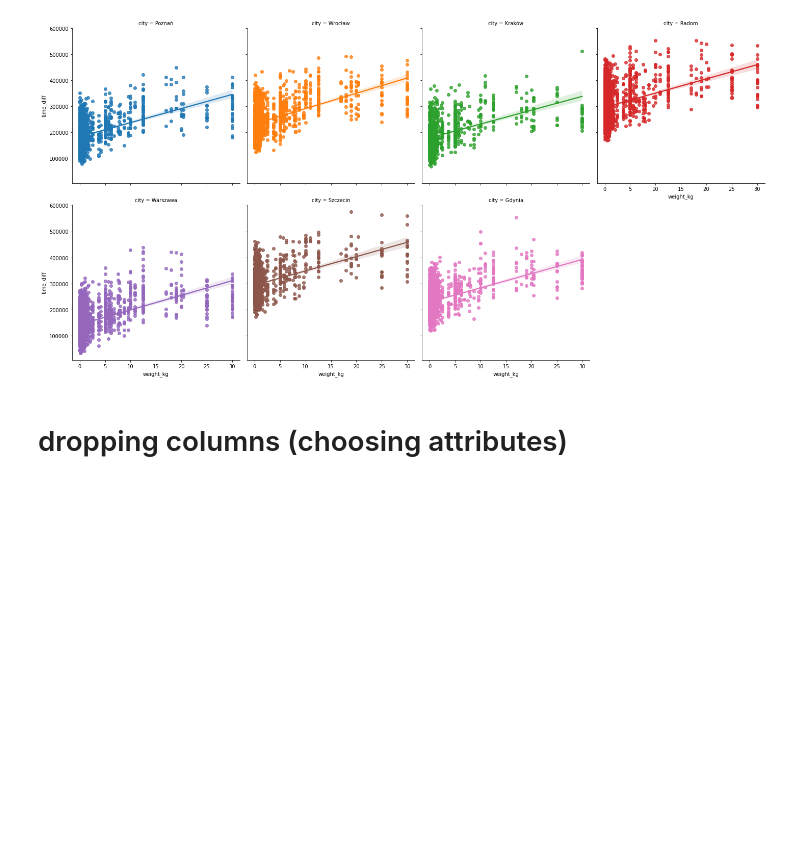
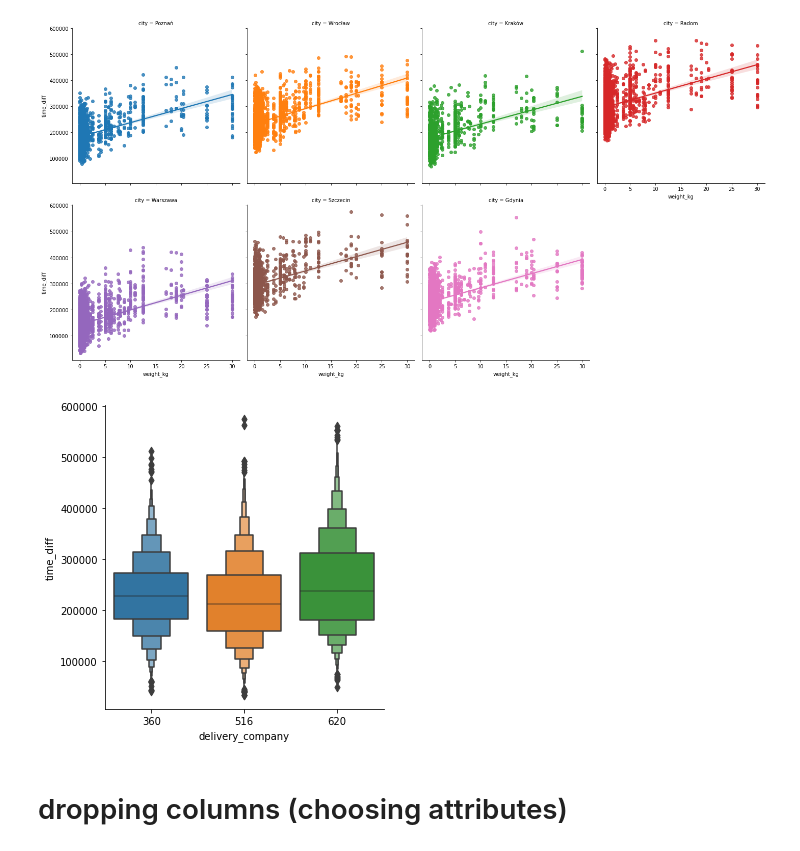
Before and after one commit to milosz-l/delivery-time, a Jupyter notebook: data_analysis.ipynb, the cells around one changed output. Saved outputs shown, nothing was run; the diff lists cells and outputs as text; code cells hidden in the pictures; blank space fills up the shorter version.

```diff
--- a/data_analysis.ipynb
+++ b/data_analysis.ipynb
@@ -650,6 +714,10 @@ ValueError: Found array with 0 sample(s) (shape=(0, 1)) while a minimum of 1 is
 g = sns.lmplot(x='weight_kg', y='time_diff', col='city', hue='city', col_wrap=4, data=df)
 # %% [output]
 [figure]
+# %%
+g = sns.catplot(x='delivery_company', y='time_diff', data=df, kind='boxen')
+# %% [output]
+[figure, added]
 # %% [markdown]
 # dropping columns (choosing attributes)
 # %%
```
Also changed, not shown: parts of 6 cells of this notebook.
